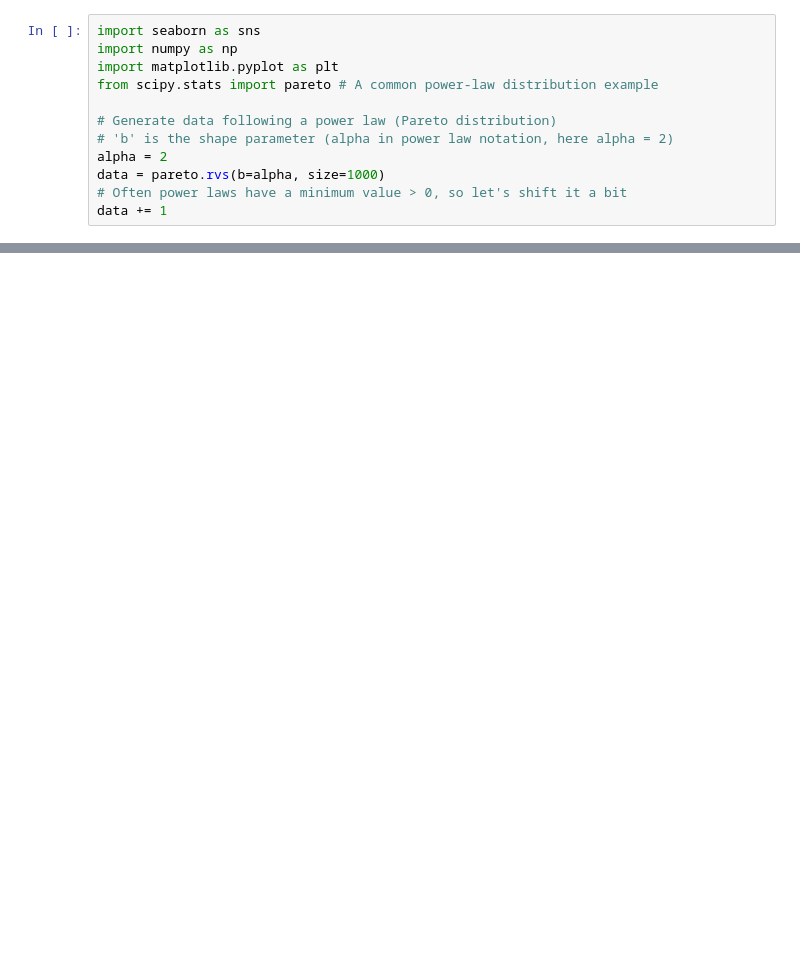
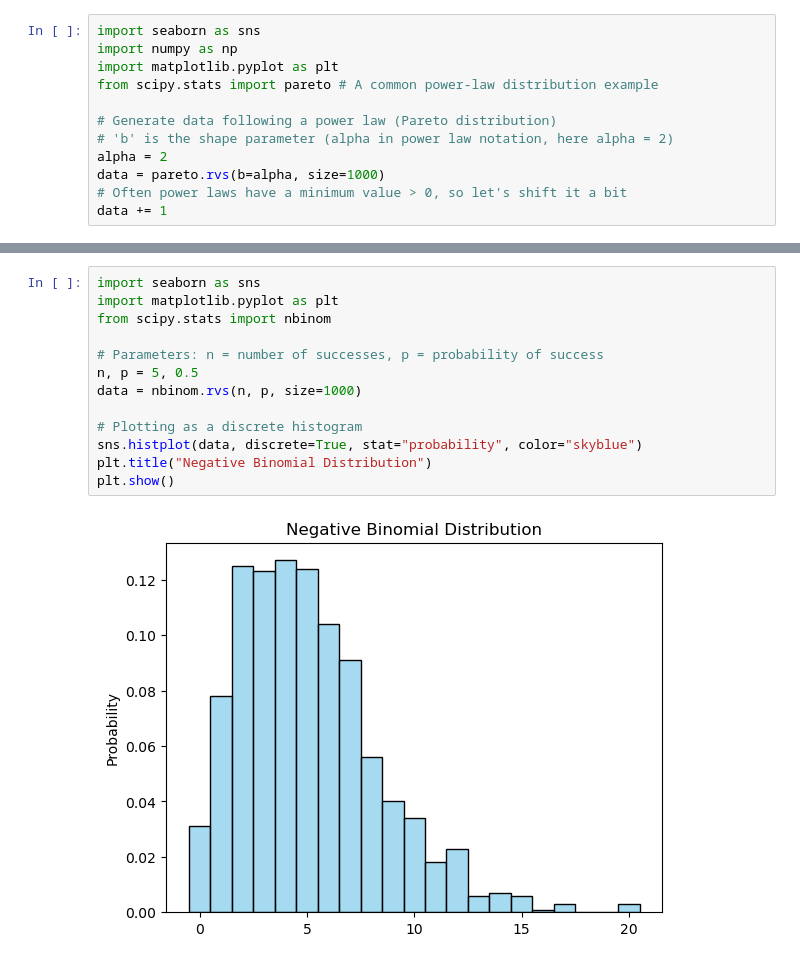
Before and after one commit to etiennegodin/CScorer, a Jupyter notebook: notebooks/eda/observers_inat_viz.ipynb, the cells around one changed output, grey strips where cells are left out. Saved outputs shown, nothing was run; the diff lists cells and outputs as text; blank space fills up the shorter version.

```diff
--- a/notebooks/eda/observers_inat_viz.ipynb
+++ b/notebooks/eda/observers_inat_viz.ipynb
@@ -113,0 +137,15 @@ plt.show()
+# %%
+import seaborn as sns
+import matplotlib.pyplot as plt
+from scipy.stats import nbinom
+
+# Parameters: n = number of successes, p = probability of success
+n, p = 5, 0.5
+data = nbinom.rvs(n, p, size=1000)
+
+# Plotting as a discrete histogram
+sns.histplot(data, discrete=True, stat="probability", color="skyblue")
+plt.title("Negative Binomial Distribution")
+plt.show()
+# %% [output]
+[figure, added]
```
Also changed, not shown: parts of 12 cells of this notebook, 4 other files.
